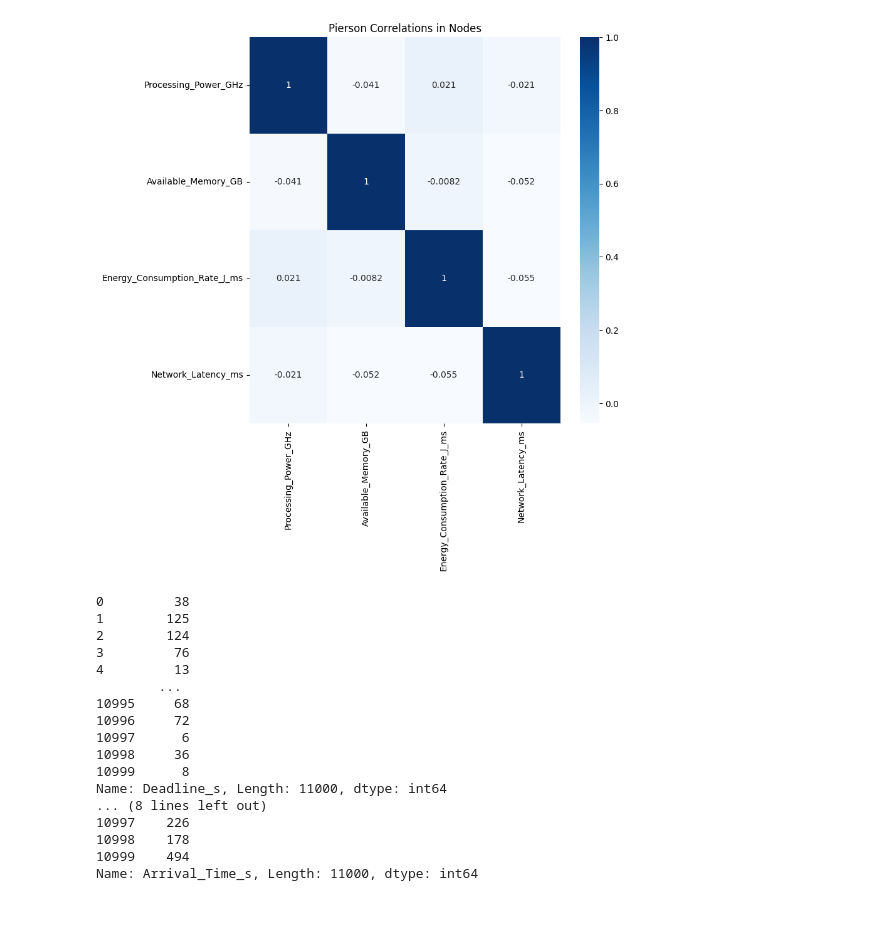
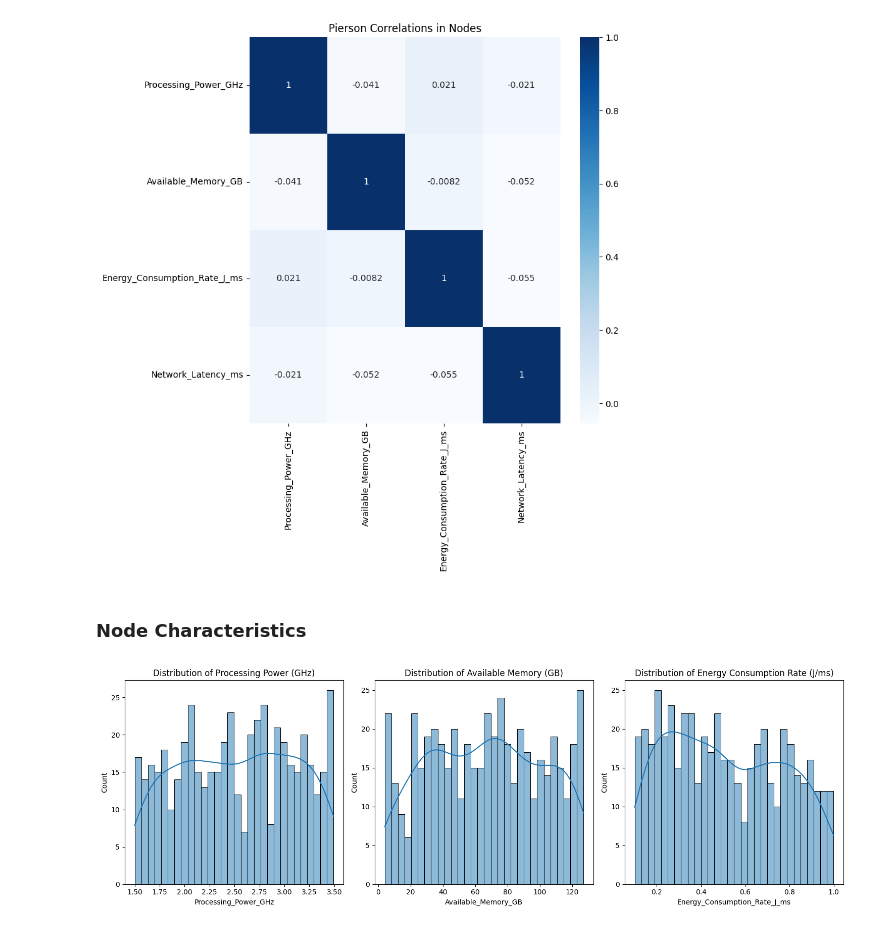
Before and after one commit to WellKnownDedication/Cloud-Computing-Performance-Metrics-Analysis, a Jupyter notebook: src/EDA.ipynb, the cells around one changed output. Drawn from its saved outputs; the diff is of its cells as text; code cells hidden in the pictures.

```diff
--- a/src/EDA.ipynb
+++ b/src/EDA.ipynb
@@ -130,25 +130,23 @@ plt.title("Pierson Correlations in Nodes")
 plt.show()
 # %% [output]
 [figure]
-# %%
-print(tasks.Deadline_s)
-
-print(tasks.Arrival_Time_s)
-# %% [output]
-0         38
-1        125
-2        124
-3         76
-4         13
-        ...
-10995     68
-10996     72
-10997      6
-10998     36
-10999      8
-Name: Deadline_s, Length: 11000, dtype: int64
-... (8 lines left out)
-10997    226
-10998    178
-10999    494
-Name: Arrival_Time_s, Length: 11000, dtype: int64
+# %% [markdown]
+### Node Characteristics
+# %%
+# Histograms for Fog Nodes
+fig, axes = plt.subplots(1, 3, figsize=(15, 5))
+
+
+sns.histplot(nodes["Processing_Power_GHz"], bins=30, kde=True, ax=axes[0])
+axes[0].set_title("Distribution of Processing Power (GHz)")
+
+sns.histplot(nodes["Available_Memory_GB"], bins=30, kde=True, ax=axes[1])
+axes[1].set_title("Distribution of Available Memory (GB)")
+
+sns.histplot(nodes["Energy_Consumption_Rate_J_ms"], bins=30, kde=True, ax=axes[2])
+axes[2].set_title("Distribution of Energy Consumption Rate (J/ms)")
+
+plt.tight_layout()
+plt.show()
+# %% [output]
+[figure, added]
```
Also changed, not shown: parts of 4 cells of this notebook.
